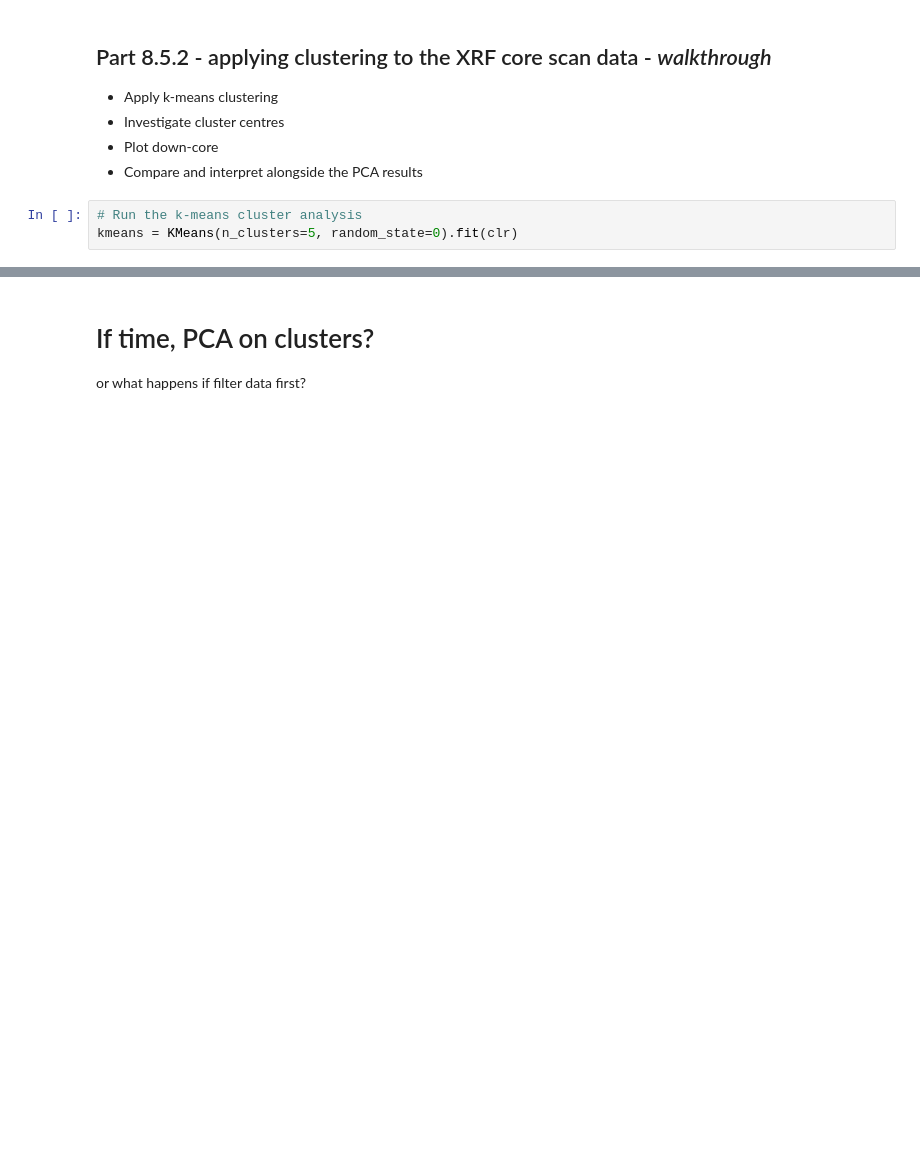
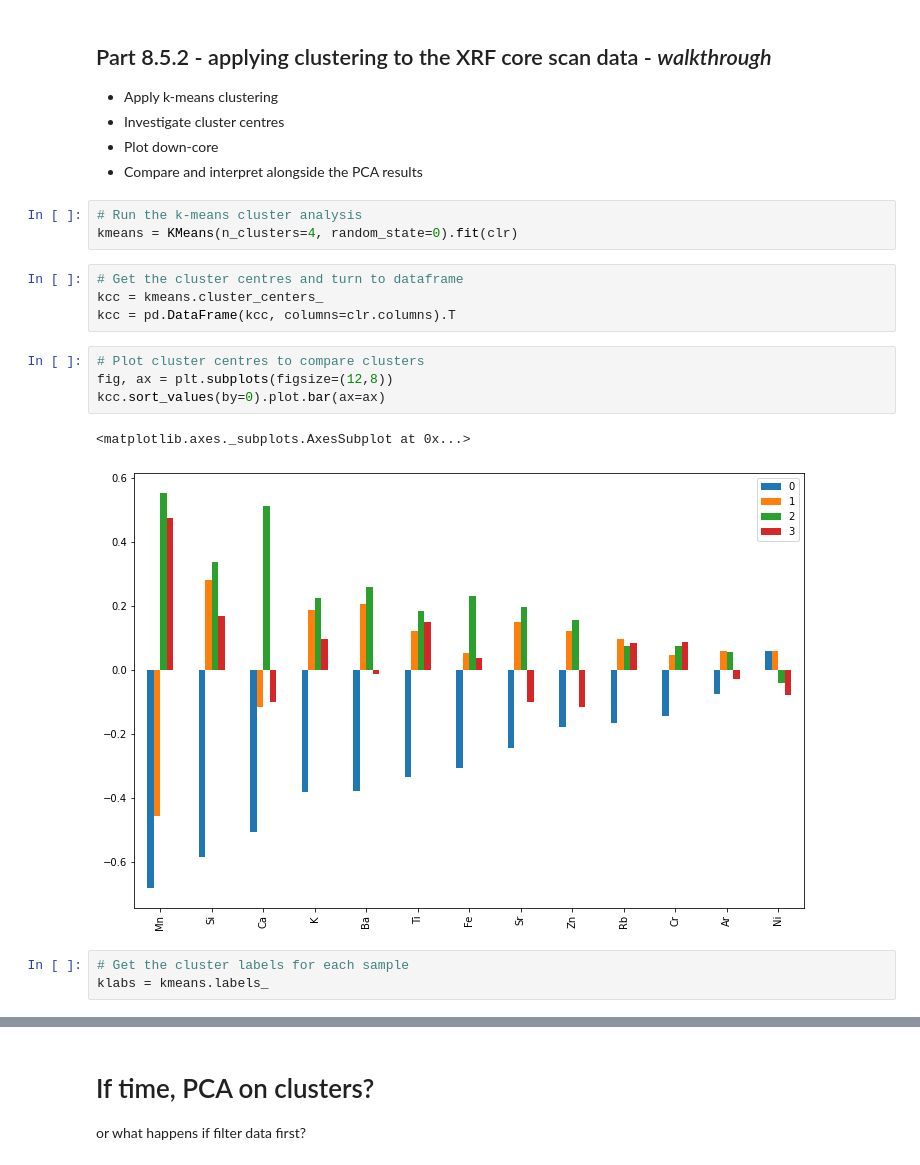
Before and after one commit to ds4geo/ds4geo, a Jupyter notebook: WS 2020 Course Notes/Session 8.ipynb, the cells around one changed output, grey strips where cells are left out. Drawn from its saved outputs; the diff is of its cells as text; blank space fills up the shorter version.

```diff
--- a/WS 2020 Course Notes/Session 8.ipynb
+++ b/WS 2020 Course Notes/Session 8.ipynb
@@ -249,4 +259,18 @@ clr.plot(y=["Si", "Mn", "Ca", "K"], width=1200, height=400, backend="plotly")
 * Compare and interpret alongside the PCA results
 # %%
 # Run the k-means cluster analysis
-kmeans = KMeans(n_clusters=5, random_state=0).fit(clr)
+kmeans = KMeans(n_clusters=4, random_state=0).fit(clr)
+# %%
+# Get the cluster centres and turn to dataframe
+kcc = kmeans.cluster_centers_
+kcc = pd.DataFrame(kcc, columns=clr.columns).T
+# %%
+# Plot cluster centres to compare clusters
+fig, ax = plt.subplots(figsize=(12,8))
+kcc.sort_values(by=0).plot.bar(ax=ax)
+# %% [output]
+<matplotlib.axes._subplots.AxesSubplot at 0x...>
+[figure, added]
+# %%
+# Get the cluster labels for each sample
+klabs = kmeans.labels_
```
Also changed, not shown: parts of 2 cells of this notebook.
